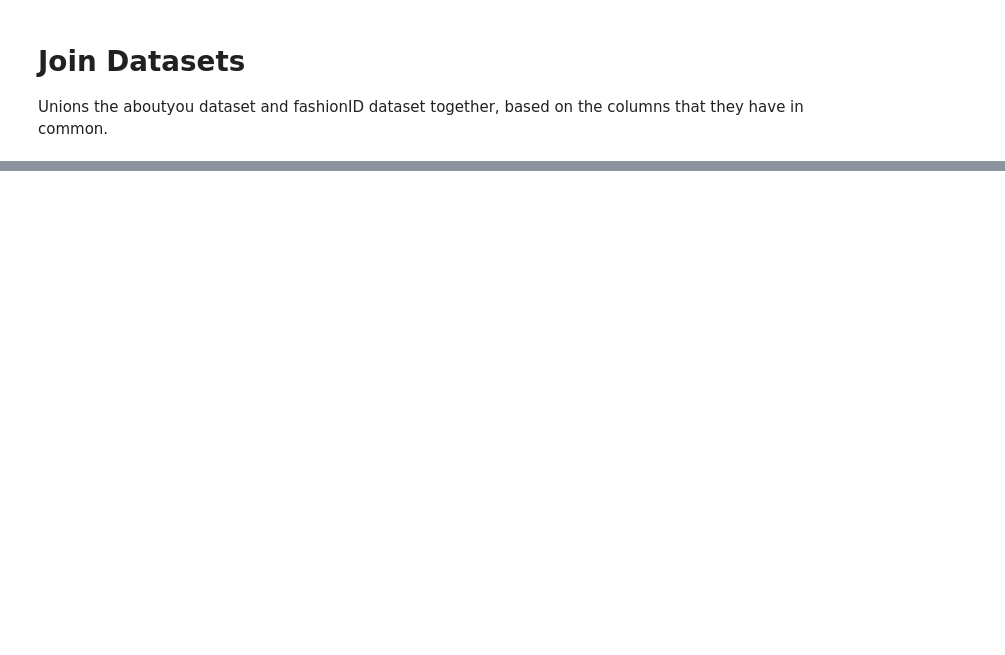
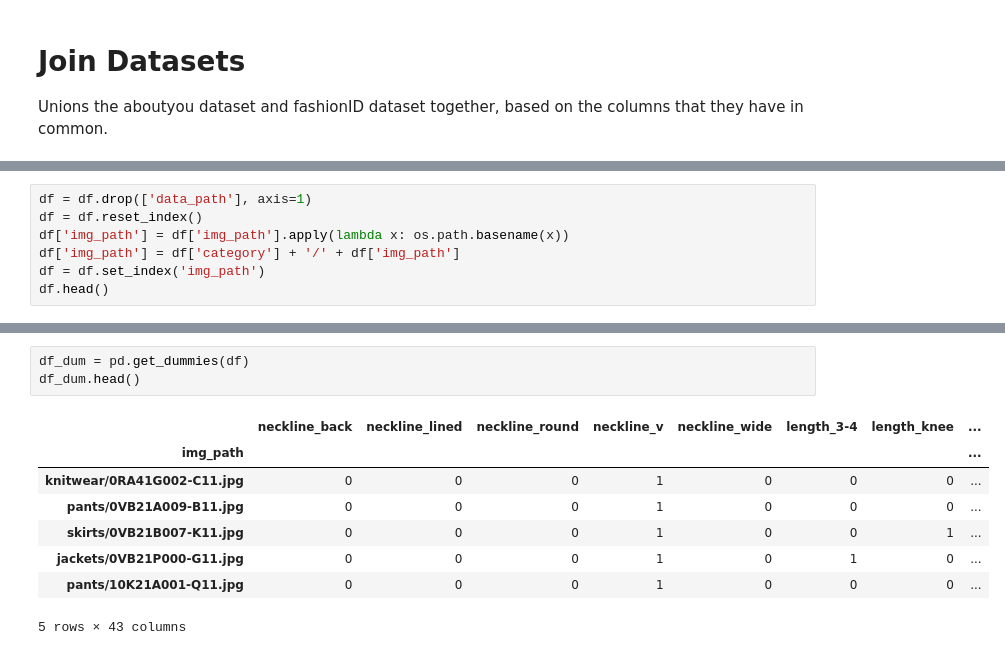
Before and after one commit to sonynka/fashion_scraper, a Jupyter notebook: data_processing/join_datasets.ipynb, the cells around one changed output, grey strips where cells are left out. Cells and saved outputs as stored; diff of their text form; blank space fills up the shorter version.

```diff
--- a/data_processing/join_datasets.ipynb
+++ b/data_processing/join_datasets.ipynb
@@ -18,0 +206,7 @@ df.to_csv('../../../data/img_attr_merged.csv', sep='\t', index=False, encoding='
+# %%
+df = df.drop(['data_path'], axis=1)
+df = df.reset_index()
+df['img_path'] = df['img_path'].apply(lambda x: os.path.basename(x))
+df['img_path'] = df['category'] + '/' + df['img_path']
+df = df.set_index('img_path')
+df.head()
@@ -18,0 +221,12 @@ df.to_csv('../../../data/img_attr_merged.csv', sep='\t', index=False, encoding='
+# %%
+df_dum = pd.get_dummies(df)
+df_dum.head()
+# %% [output]
+|  | neckline_back | neckline_lined | neckline_round | neckline_v | neckline_wide | length_3-4 | length_knee | ... |
+| img_path |  |  |  |  |  |  |  | ... |
+| knitwear/0RA41G002-C11.jpg | 0 | 0 | 0 | 1 | 0 | 0 | 0 | ... |
+| pants/0VB21A009-B11.jpg | 0 | 0 | 0 | 1 | 0 | 0 | 0 | ... |
+| skirts/0VB21B007-K11.jpg | 0 | 0 | 0 | 1 | 0 | 0 | 1 | ... |
+| jackets/0VB21P000-G11.jpg | 0 | 0 | 0 | 1 | 0 | 1 | 0 | ... |
+| pants/10K21A001-Q11.jpg | 0 | 0 | 0 | 1 | 0 | 0 | 0 | ... |
+5 rows × 43 columns
```
Also changed, not shown: parts of 24 cells of this notebook, 3 other files.
